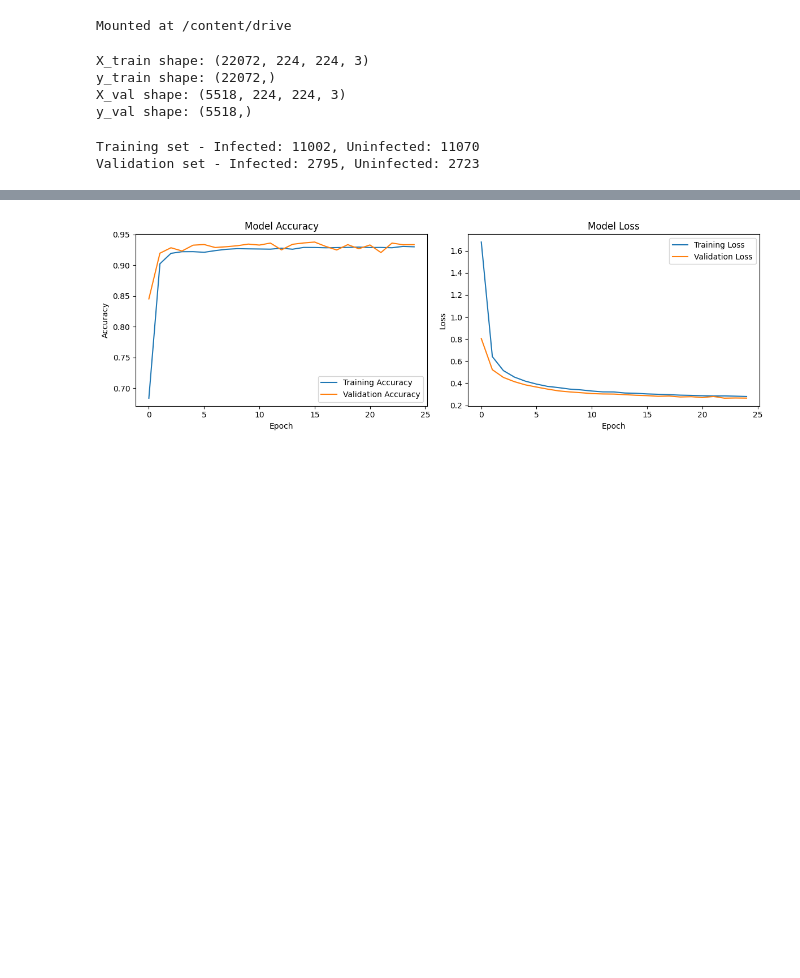
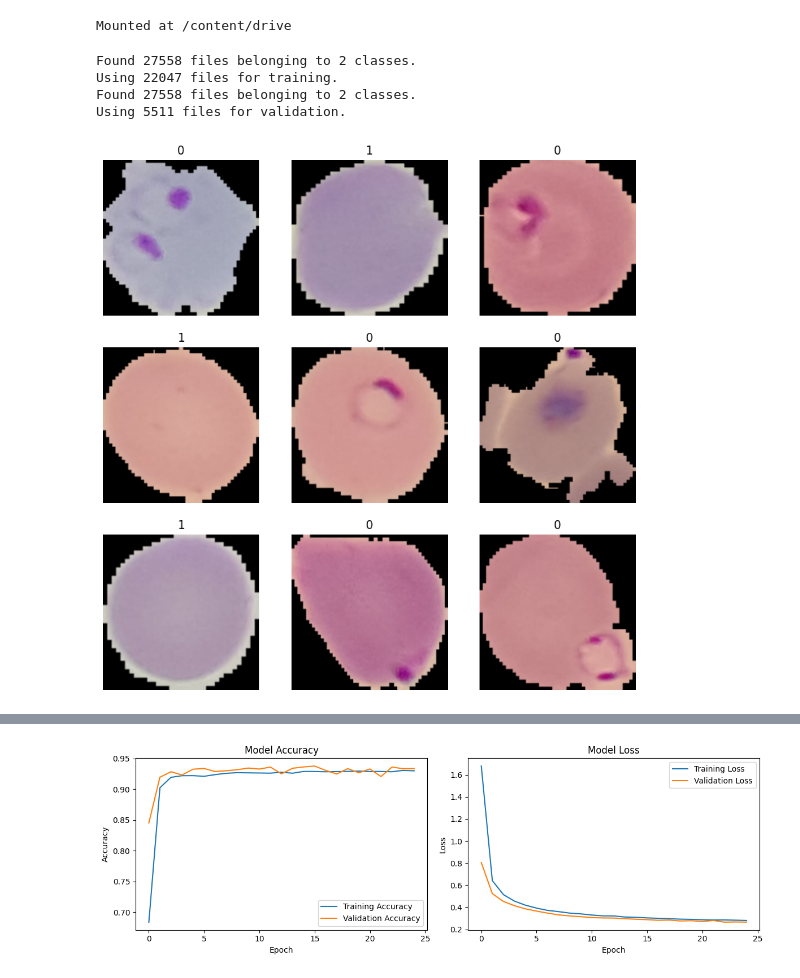
Before and after one commit to eaderogba/MP_Detection_ML, a Jupyter notebook: classification_code.ipynb, the cells around one changed output, grey strips where cells are left out. Saved outputs shown, nothing was run; the diff lists cells and outputs as text; code cells hidden in the pictures; blank space fills up the shorter version.

```diff
--- a/classification_code.ipynb
+++ b/classification_code.ipynb
@@ -90,8 +24,12 @@ drive.mount('/content/drive', force_remount=True)
 Mounted at /content/drive
 # %%
 # Path to your train and test directory
-train_dir = r'/content/drive/MyDrive/Malaria parasite images/Train'
-test_path = r'/content/drive/MyDrive/Malaria parasite images/Test'
+#train_dir = r'/content/drive/MyDrive/Malaria parasite images/Train'
+#test_path = r'/content/drive/MyDrive/Malaria parasite images/Test'
+
+# Path to your train and test directory
+train_dir = r'C:\Users\OMEN\MP_Detect\Train'
+test_path = r'C:\Users\OMEN\MP_Detect\Test'
 # %%
 # Specify parameters for batch size, image height and width
 batch_size = 32
@@ -115,27 +38,40 @@ def load_dataset(directory, target_size=(img_height, img_width)):
-# %%
-# Load and split the data
-X, y = load_dataset(train_dir)
-
-X_train, X_val, y_train, y_val = train_test_split(X, y, test_size=0.2, random_state=42)
-
-print(f"X_train shape: {X_train.shape}")
-print(f"y_train shape: {y_train.shape}")
-print(f"X_val shape: {X_val.shape}")
-print(f"y_val shape: {y_val.shape}")
-# %% [output]
-X_train shape: (22072, 224, 224, 3)
-y_train shape: (22072,)
-X_val shape: (5518, 224, 224, 3)
-y_val shape: (5518,)
-# %%
-# Check class distribution
-train_infected = np.sum(y_train == 0)
-train_uninfected = np.sum(y_train == 1)
-val_infected = np.sum(y_val == 0)
-val_uninfected = np.sum(y_val == 1)
-
-print(f"Training set - Infected: {train_infected}, Uninfected: {train_uninfected}")
-print(f"Validation set - Infected: {val_infected}, Uninfected: {val_uninfected}")
-# %% [output]
-Training set - Infected: 11002, Uninfected: 11070
-Validation set - Infected: 2795, Uninfected: 2723
+# %%
+# Load training Dataset with validation split
+train_ds = tf.keras.utils.image_dataset_from_directory(
+    train_dir,
+    validation_split=0.2,
+    subset="training",
+    seed=152,
+    image_size=(img_height, img_width),
+    batch_size=batch_size,
+    label_mode='binary',
+    class_names=['infected', 'uninfected']
+)
+
+# Load validation Dataset
+val_ds = tf.keras.utils.image_dataset_from_directory(
+    train_dir,
+    validation_split=0.2,
+    subset="validation",
+    seed=152,
+    image_size=(img_height, img_width),
+    batch_size=batch_size,
+    label_mode='binary',
+    class_names=['infected', 'uninfected']
+)
+# %% [output]
+Found 27558 files belonging to 2 classes.
+Using 22047 files for training.
+Found 27558 files belonging to 2 classes.
+Using 5511 files for validation.
+# %%
+# Visualise the Training Dataset
+plt.figure(figsize=(10, 10))
+for images, labels in train_ds.take(1):
+  for i in range(9):
+    ax = plt.subplot(3, 3, i + 1)
+    plt.imshow(images[i].numpy().astype("uint8"))
+    plt.title(int(labels[i]))
+    plt.axis("off")
+# %% [output]
+[figure, added]
```
Also changed, not shown: parts of 8 cells of this notebook, 1 other file.
